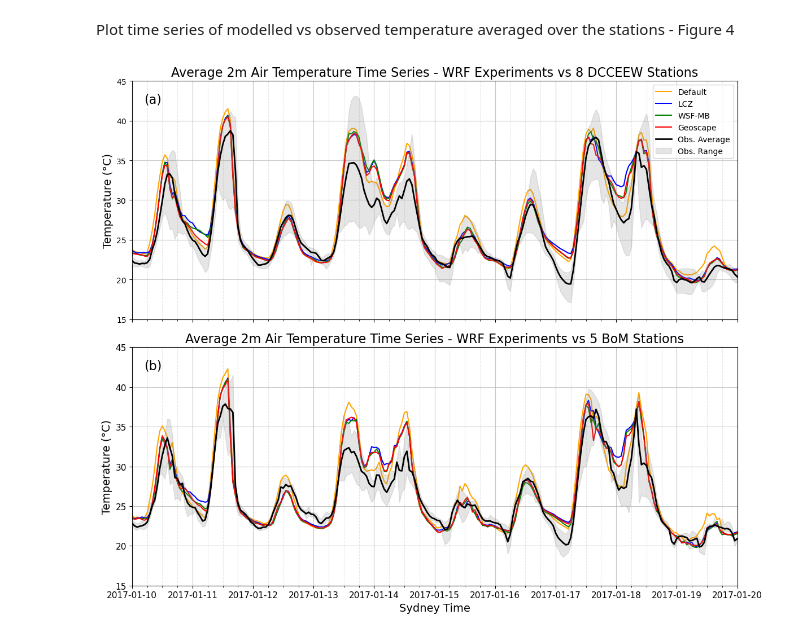
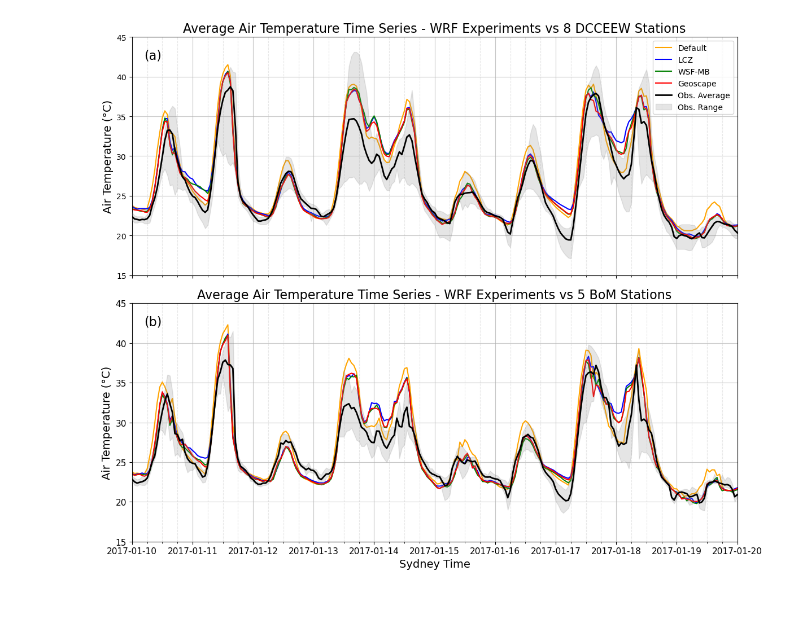
Before and after one commit to maryam-fazeli/Analysis-Fazeli_et_al_2026, a Jupyter notebook: Figure 4.ipynb, the cells around one changed output. Cells and saved outputs as stored; diff of their text form; code cells hidden in the pictures; blank space fills up the shorter version.

```diff
--- a/Figure 4.ipynb
+++ b/Figure 4.ipynb
@@ -4,8 +4,6 @@ import matplotlib.pyplot as plt
 import matplotlib.dates as mdates
 import pandas as pd
 import numpy as np
-# %% [markdown]
-Plot time series of modelled vs observed temperature averaged over the stations - Figure 4
 # %%
 # Load BoM AWS data
 with open("/g/data/gb02/mf9078/AWS_Temperature_Data_10-20Jan.pkl", "rb") as f:
@@ -96,9 +94,9 @@ ax1.plot(df_dcceew['Time'], df_dcceew['Average'],
 ax1.fill_between(df_dcceew['Time'], df_dcceew['Min'], df_dcceew['Max'],
                  alpha=0.2, color='gray', label='Obs. Range', zorder=5)
 
-ax1.set_ylabel("Temperature (°C)", fontsize=14)
+ax1.set_ylabel("Air Temperature (°C)", fontsize=14)
 ax1.set_ylim(15, 45)
-ax1.set_title('Average 2m Air Temperature Time Series - WRF Experiments vs 8 DCCEEW Stations', fontsize=16)
+ax1.set_title('Average Air Temperature Time Series - WRF Experiments vs 8 DCCEEW Stations', fontsize=16)
 ax1.legend(loc='upper right', fontsize=10)
 ax1.grid(True, alpha=0.3)
 ax1.xaxis.set_minor_locator(mdates.HourLocator(byhour=[0, 6, 12, 18]))
@@ -117,33 +115,33 @@ ax1.set_xlim(pd.to_datetime("2017-01-10"), pd.to_datetime("2017-01-20"))
 # Plot WRF scenarios
 for sc in scenario:
     if sc == "Default(Bulk+NoUCM)":
         ax2.plot(average_t_bom['time'], average_t_bom[sc], label="Default", color=line_colors[sc])
     else:
         ax2.plot(average_t_bom['time'], average_t_bom[sc], label=sc, color=line_colors[sc])
 
 # Plot observational average and range
 ax2.plot(mean_temp_bom.index, mean_temp_bom.values,
          color='black', label='Obs. Avg.', linewidth=2, zorder=10)
 ax2.fill_between(mean_temp_bom.index, min_temp_bom.values, max_temp_bom.values,
                  alpha=0.2, color='gray', label='Obs. Range', zorder=5)
 
 ax2.set_xlabel('Sydney Time', fontsize=14)
-ax2.set_ylabel("Temperature (°C)", fontsize=14)
+ax2.set_ylabel("Air Temperature (°C)", fontsize=14)
 ax2.set_ylim(15, 45)
-ax2.set_title('Average 2m Air Temperature Time Series - WRF Experiments vs 5 BoM Stations', fontsize=16)
+ax2.set_title('Average Air Temperature Time Series - WRF Experiments vs 5 BoM Stations', fontsize=16)
 ax2.grid(True, alpha=0.3)
 ax2.xaxis.set_minor_locator(mdates.HourLocator(byhour=[0, 6, 12, 18]))
 ax2.grid(True, which='minor', linestyle='--', alpha=0.3)
 ax2.grid(True, which='major', linestyle='-', alpha=0.7)
 
 # Add (b) label
 ax2.text(0.02, 0.95, '(b)', transform=ax2.transAxes, fontsize=16,
          va='top', ha='left')  #fontweight='bold',
 
 plt.xticks(fontsize=11)
 plt.yticks(fontsize=11)
 plt.tight_layout()
 plt.savefig("/g/data/gb02/mf9078/plots/Fig4.png", dpi=300)
 plt.show()
 # %% [output]
-[figure, old version]
+[figure, new version]
```
Also changed, not shown: 18 other files.
